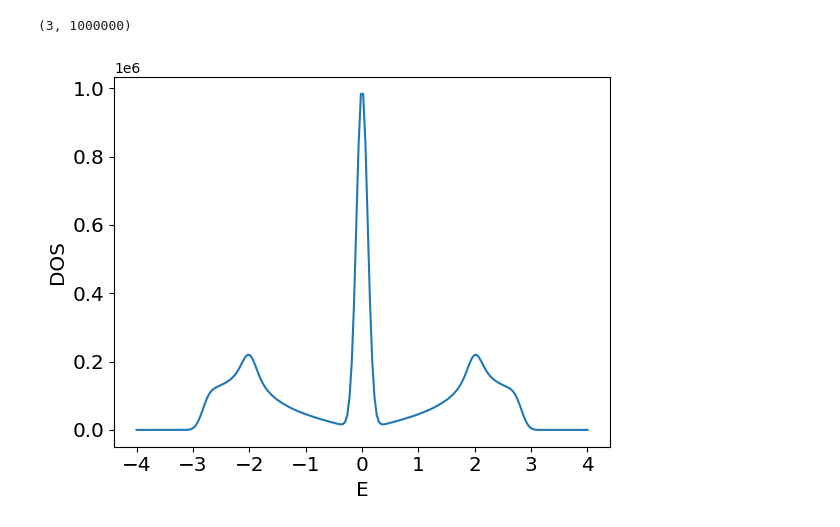
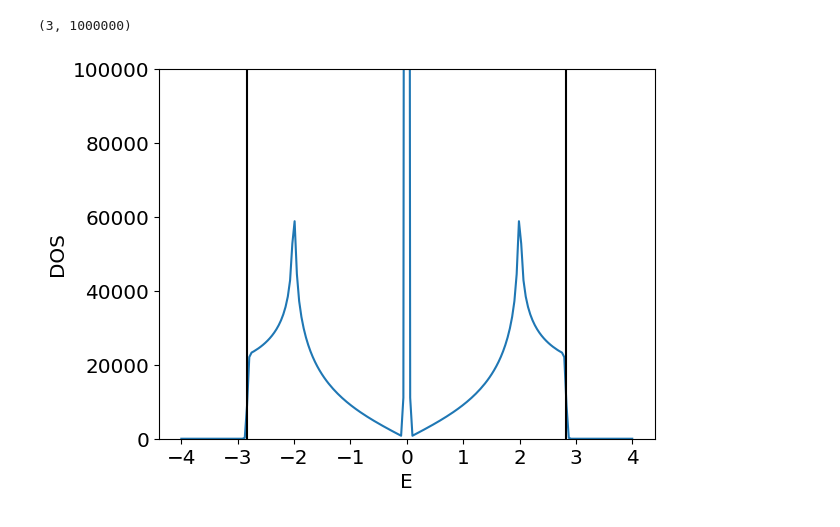
Before and after one commit to alicecarroll/Lieb-Lattice, a Jupyter notebook: numerical.ipynb, the cells around one changed output. Cells and saved outputs as stored; diff of their text form; code cells hidden in the pictures.

```diff
--- a/numerical.ipynb
+++ b/numerical.ipynb
@@ -122,9 +126,6 @@ for i in k:
 np.shape(Es)
 # %% [output]
 (3, 1000000)
-# %%
-def Gauss(E, En, sig=0.5):
-    return np.exp(-(E-En)**2/(2*sig**2))
 # %%
 E = np.linspace(-2.83,2.83,200)
 E = np.linspace(-4,4,200)
@@ -137,6 +138,9 @@ def DOS(E, En, sig=0.5):
     En is an array with the E-values for all k grid points of shape (3, ???) because we currently have 3 bands
     sigma is the width of the gauss function
     '''
+    def Gauss(E, En, sig):
+        return np.exp(-(E-En)**2/(2*sig**2))
+
     b, l = np.shape(En)
     s1 = 0
     res = np.ones(np.shape(E)[0])
@@ -149,15 +153,19 @@ def DOS(E, En, sig=0.5):
         c+=1
     return res
 # %%
-DOS1 = DOS(E,Es, 0.1)
+DOS1 = DOS(E,Es, 2e-2)
+# %%
+emax = np.amax(Es)
 # %%
 plt.xlabel("E", size='x-large')
 plt.ylabel("DOS", size='x-large')
 plt.yticks(size='x-large')
 plt.xticks(size='x-large')
+plt.ylim(0, 1e5)
+plt.plot(E, DOS1)
+plt.vlines([emax, -emax], 0, 1e5, colors='black')
 
-plt.plot(E, DOS1)
 plt.savefig("DOS.png")
 plt.show()
 # %% [output]
-[figure, old version]
+[figure, new version]
```
Also changed, not shown: parts of 2 cells of this notebook, 3 other files.
